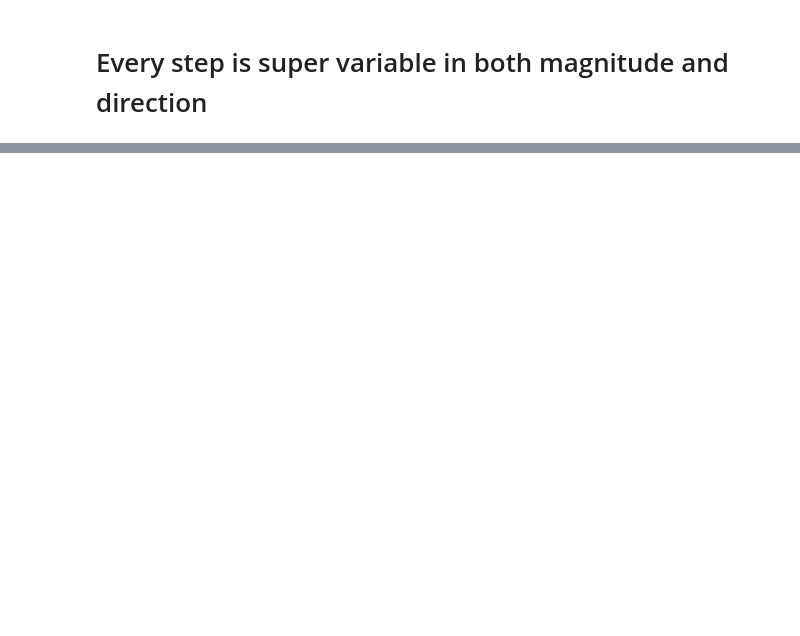
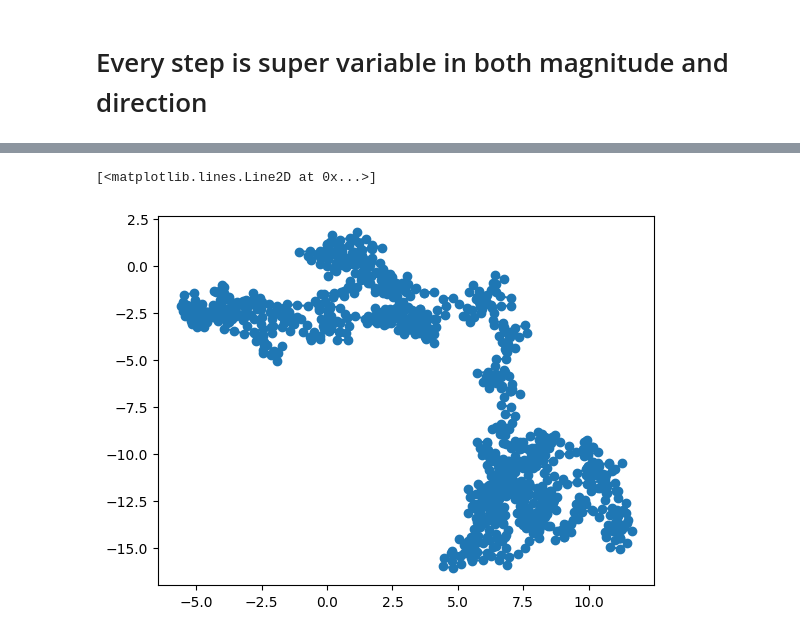
Before and after one commit to Benoul/From-Newton-to-Mandelbrot, a Jupyter notebook: different_flights.ipynb, the cells around one changed output, grey strips where cells are left out. Saved outputs shown, nothing was run; the diff lists cells and outputs as text; code cells hidden in the pictures; blank space fills up the shorter version.

```diff
--- a/different_flights.ipynb
+++ b/different_flights.ipynb
@@ -98,23 +127,26 @@ def random_walk_only_last(key, xbias=0.0, ybias=0.0, time=100):
 # %%
-def random_direction_walk(key, time=10):
+def random_direction_walk2(key, time=10):
     key, stepsize_key = random.split(key)
     samples = sample_sine_squared_vectorized(3, 3, 1000)
     stepsize = samples[np.random.randint(0, len(samples))]
 
     #getting a random angle for each step
     key, angle_key = random.split(key)
     angles = random.uniform(angle_key, shape=(time - 1,), minval=0.0, maxval=2 * jnp.pi)
 
     #movement vector
     steps = stepsize * jnp.stack([jnp.cos(angles), jnp.sin(angles)], axis=1)
 
     positions = jnp.cumsum(steps, axis=0)
     positions = jnp.vstack([jnp.array([0.0, 0.0]), positions])
     x = positions[:, 0]
     y = positions[:, 1]
 
     return x, y
 
-x, y = random_direction_walk(random.PRNGKey(np.random.randint(0, 100)), time=100)
+x, y = random_direction_walk2(random.PRNGKey(np.random.randint(0, 100)), time=1000)
 
 plt.plot(x, y, marker='o')
+# %% [output]
+[<matplotlib.lines.Line2D at 0x...>]
+[figure, added]
```
Also changed, not shown: parts of 11 cells of this notebook.
